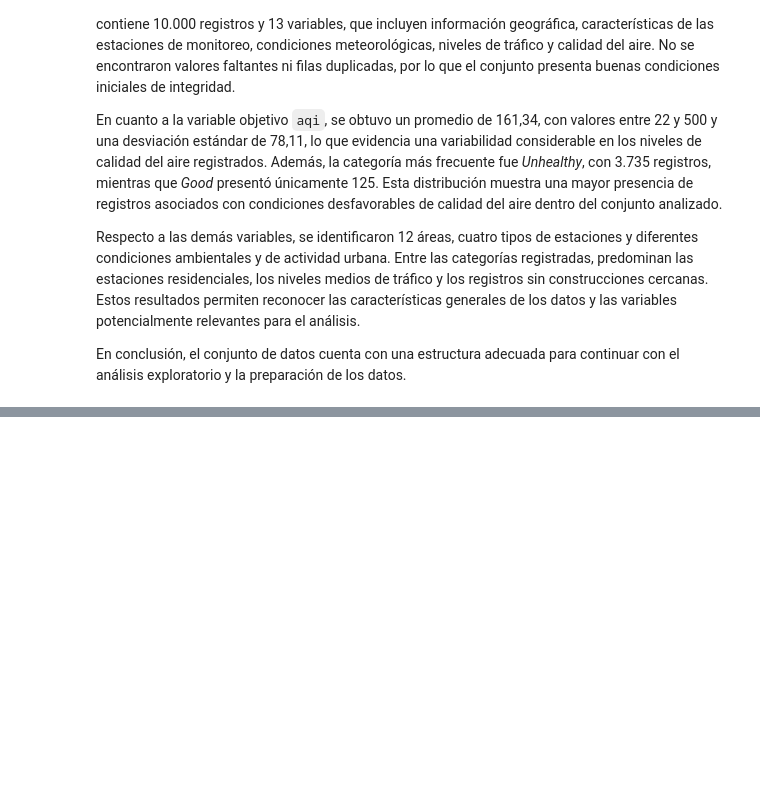
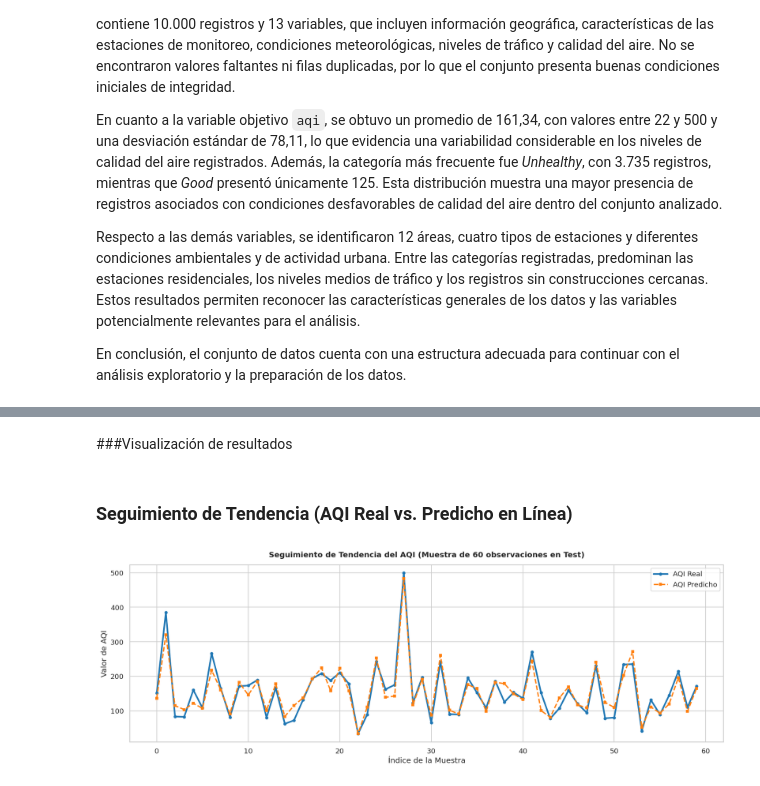
Before and after one commit to JuanMauwu/air-quality-prediction-analysis, a Jupyter notebook: notebooks/Exploración_inicial_dataset_Dhaka_AQI.ipynb, the cells around one changed output, grey strips where cells are left out. Drawn from its saved outputs; the diff is of its cells as text; code cells hidden in the pictures; blank space fills up the shorter version.

Commit message:
Actualizacion para el preprocesamiento y el modelamiento con random forest regressor

```diff
--- a/notebooks/Exploración_inicial_dataset_Dhaka_AQI.ipynb
+++ b/notebooks/Exploración_inicial_dataset_Dhaka_AQI.ipynb
@@ -168,0 +219,5 @@ En conclusión, el conjunto de datos cuenta con una estructura adecuada para con
+# %%
+pipeline_rf = Pipeline([
+    ('prep', preprocessor),
+    ('model', RandomForestRegressor(random_state=42))
+])
@@ -168,0 +269,22 @@ En conclusión, el conjunto de datos cuenta con una estructura adecuada para con
+# %%
+best_rf = grid_rf.best_estimator_
+y_pred_test = best_rf.predict(X_test)
+
+mae_test = mean_absolute_error(y_test, y_pred_test)
+rmse_test = np.sqrt(mean_squared_error(y_test, y_pred_test))
+medae_test = median_absolute_error(y_test, y_pred_test)
+r2_test = r2_score(y_test, y_pred_test)
+
+best_idx = grid_rf.best_index_
+val_rmse_mean = -grid_rf.cv_results_['mean_test_score'][best_idx]
+val_rmse_std = grid_rf.cv_results_['std_test_score'][best_idx]
+
+print("\n" + "="*50)
+print(" RESULTADOS RANDOM FOREST ")
+print("="*50)
+print(f"Mejores Hiperparámetros: {grid_rf.best_params_}")
+print(f"Validación RMSE (5-Fold CV): {val_rmse_mean:.4f} ± {val_rmse_std:.4f}")
+print(f"Test MAE: {mae_test:.4f}")
+print(f"Test RMSE: {rmse_test:.4f}")
+print(f"Test MedAE: {medae_test:.4f}")
+print(f"Test R² Score: {r2_test:.4f}")
@@ -168,0 +301,24 @@ En conclusión, el conjunto de datos cuenta con una estructura adecuada para con
+# %% [markdown]
+###Visualización de resultados
+# %%
+# Estilo visual general
+sns.set_theme(style="whitegrid")
+plt.rcParams.update({'font.size': 11})
+# %% [markdown]
+### Seguimiento de Tendencia (AQI Real vs. Predicho en Línea)
+# %%
+sample_size = 60
+y_test_sample = y_test.iloc[:sample_size].values
+y_pred_sample = y_pred_test[:sample_size]
+
+plt.figure(figsize=(14, 5))
+plt.plot(range(sample_size), y_test_sample, label='AQI Real', color='#1f77b4', linewidth=2.5, marker='o', markersize=4)
+plt.plot(range(sample_size), y_pred_sample, label='AQI Predicho', color='#ff7f0e', linewidth=2, linestyle='--', marker='s', markersize=4)
+plt.title('Seguimiento de Tendencia del AQI (Muestra de 60 observaciones en Test)', fontweight='bold', pad=12)
+plt.xlabel('Índice de la Muestra')
+plt.ylabel('Valor de AQI')
+plt.legend(loc='upper right')
+plt.tight_layout()
+plt.show()
+# %% [output]
+[figure, added]
```
Also changed, not shown: parts of 21 cells of this notebook.
